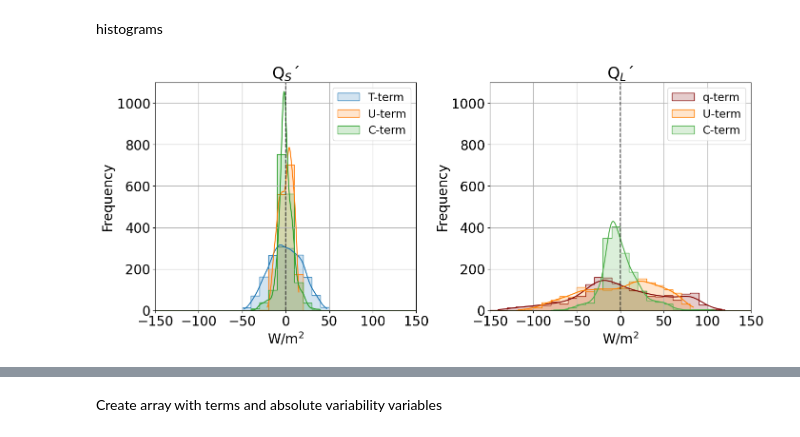
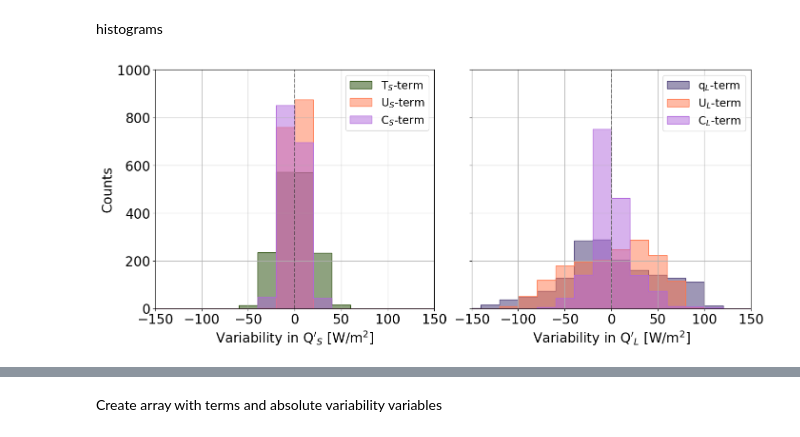
Before and after one commit to michaelaedwinson/Masterarbete2023, a Jupyter notebook: 5-SD-three-terms-invest.ipynb, the cells around one changed output, grey strips where cells are left out. Saved outputs shown, nothing was run; the diff lists cells and outputs as text; code cells hidden in the pictures.

```diff
--- a/5-SD-three-terms-invest.ipynb
+++ b/5-SD-three-terms-invest.ipynb
@@ -440,50 +442,54 @@ for i in np.arange(3):
 # %% [markdown]
 histograms
 # %%
-CB_color_cycle = ['maroon', '#ff7f00', '#4daf4a',
-                  '#f781bf', '#a65628', '#984ea3',
-                  '#999999', '#e41a1c', '#dede00']
+colors_s=['#1f4600', "#ff774c", "#b066dc"]
+colors_l=["#3f316e", "#ff774c", "#b066dc"]
+
+kde_setting=False
+fill_setting=True
 
 # Create a figure with two subplots (1 row, 2 columns)
-fig, ax = plt.subplots(1,2, figsize=[14, 6], constrained_layout=True)
+fig, ax = plt.subplots(1,2, figsize=[14, 6], constrained_layout=True, sharey=True)
 
 # Lists defining keys for dictionaries
 s_terms=[t_term, u_term_t, cov_term_t]
 l_terms=[q_term, u_term_q, cov_term_q]
 
 # Labels for the histograms
-labelS = ['T-term', 'U-term', 'C-term']
-labelL = ['q-term', 'U-term', 'C-term']
+labelS = ['T$_S$-term', 'U$_S$-term', 'C$_S$-term']
+labelL = ['q$_L$-term', 'U$_L$-term', 'C$_L$-term']
+
+x_lbl=['Variability in Q$^\prime$$_S$ [W/m$^2$]','Variability in Q$^\prime$$_L$ [W/m$^2$]']
 
 # Number of bins for the histograms
-bins = np.arange(-200, 200, 10)
+bins = np.arange(-200, 200, 20)
 
 # Transparency of the histograms
-alpha = 0.2
+alpha = 0.5
 
 # Create histograms and add them to the subplots
 for i in np.arange(3):
-    sns.histplot(shf_coeffs*s_terms[i],bins=bins, label=labelS[i],kde=True, ax=ax[0], alpha=alpha, element="step")
-    sns.histplot(lhf_coeffs*l_terms[i], bins=bins, label=labelL[i],kde=True, ax=ax[1], alpha=alpha, element="step", color=CB_color_cycle[i])
+    sns.histplot(shf_coeffs*s_terms[i],bins=bins, label=labelS[i],kde=kde_setting, ax=ax[0], alpha=alpha, element="step", color=colors_s[i],fill=fill_setting)
+    sns.histplot(lhf_coeffs*l_terms[i], bins=bins, label=labelL[i],kde=kde_setting, ax=ax[1],alpha=alpha, element="step", color=colors_l[i], fill=fill_setting)
 
 # Customize the subplots
 for i in np.arange(2):
     ax[i].grid()
     ax[i].legend(fontsize='small')
-    ax[i].set_xlabel('W/m$^2$')
-    ax[i].set_ylabel('Frequency')
+    ax[i].set_xlabel(x_lbl[i])
+    ax[i].set_ylabel('Counts')
 
     # Set titles for the subplots
-    ax[0].set_title('Q$_S$´')
-    ax[1].set_title('Q$_L$´')
+#    ax[0].set_title('Q$_S$')
+#    ax[1].set_title('Q$_L$')
 
     # Add a dashed vertical line at x = 0
-    ax[i].axvline(x=0, color='k', linestyle='--', alpha=0.7)
-    ax[i].set_ylim(0,1100)
+    ax[i].axvline(x=0, color='k', linestyle='--', alpha=0.4)
+    ax[i].set_ylim(0,1000)
     ax[i].set_xlim(-150,150)
 
 
 # Display the plot
-plt.savefig(pathlib.Path('.').absolute().parent/ 'MTmichaela/figures/SDhist.png')
+plt.savefig(pathlib.Path('.').absolute().parent/ 'MTmichaela/final_figs/SD_hist.png')
 # %% [output]
-[figure, old version]
+[figure, new version]
```
Also changed, not shown: parts of 8 cells of this notebook, 2 other files.
